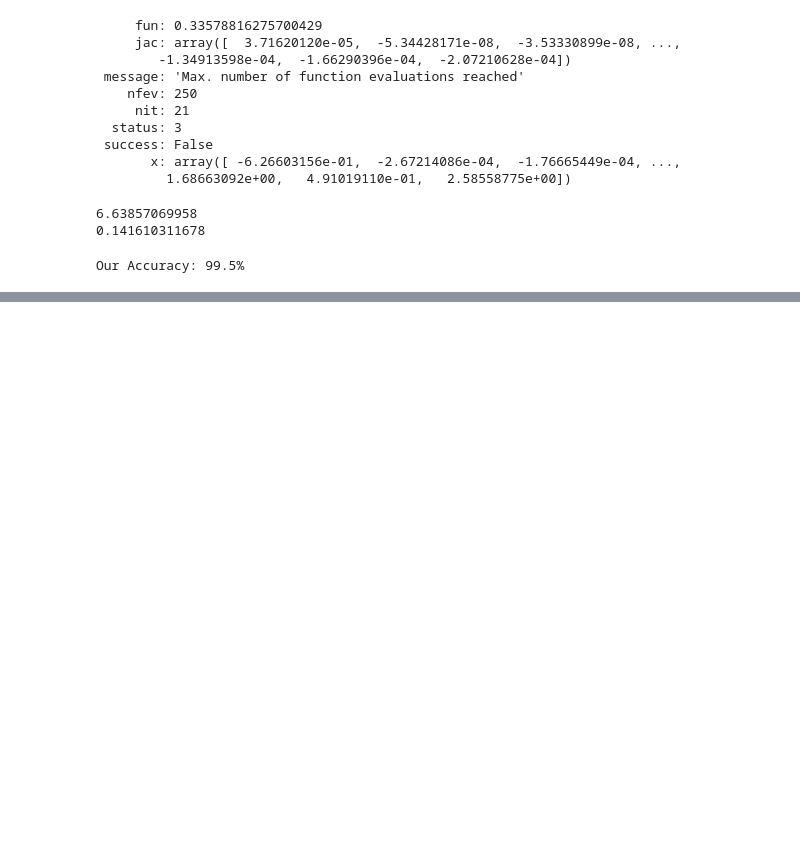
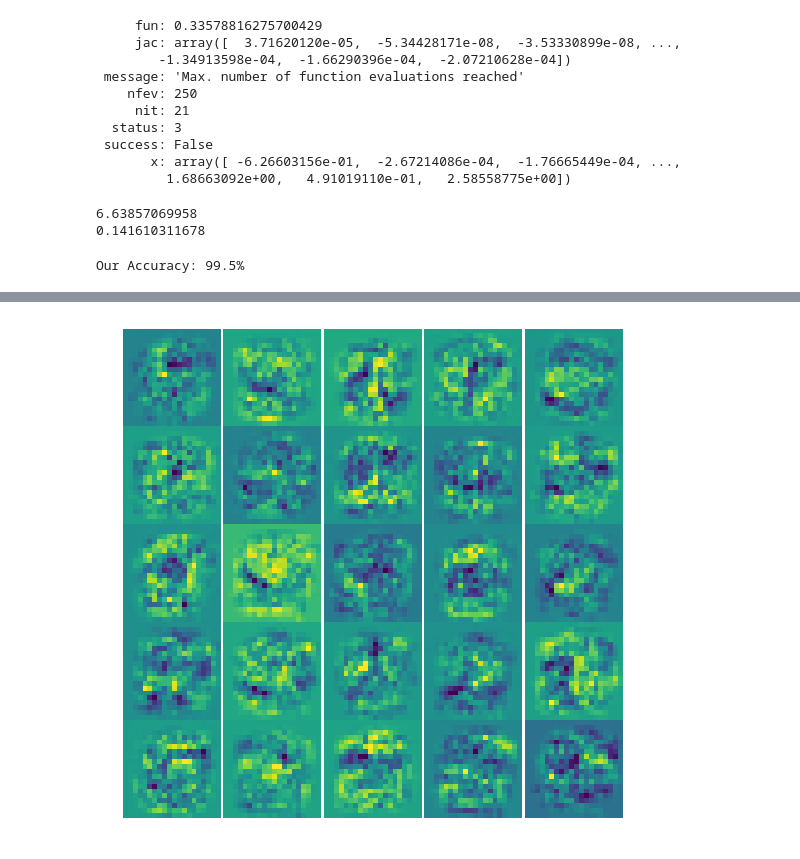
Before and after one commit to JeffMacaluso/Misc, a Jupyter notebook: MachineLearningMOOC/Ex4 Python - Neural Networks Learning.ipynb, the cells around one changed output, grey strips where cells are left out. Saved outputs shown, nothing was run; the diff lists cells and outputs as text; code cells hidden in the pictures; blank space fills up the shorter version.

Commit message:
Added hidden layer visualization

```diff
--- a/MachineLearningMOOC/Ex4 Python - Neural Networks Learning.ipynb
+++ b/MachineLearningMOOC/Ex4 Python - Neural Networks Learning.ipynb
@@ -392,11 +392,11 @@ For each $i$: $f_i(\theta) \approx \frac{J(\theta^{(i+)}) - J(\theta^{(i-)})}{2\
 # %% [markdown]
 ### Optimizing $\Theta^{(l)}$ and Predictions
 # %%
-from scipy.optimize import minimize
-
-# minimize the objective function
-results = minimize(fun=backpropagate, x0=initialThetas, args=([theta1, theta2], X, y, 1.0),
-                method='TNC', jac=True, options={'maxiter': 250})  # maxiter:250
+# Takes ~5.5 minutes
+results = minimize(fun=backpropagate, x0=initialThetas,
+                   args=([theta1, theta2], X, y, 1.0),
+                   method='TNC', jac=True,
+                   options={'maxiter': 250})
 
 results
 # %% [output]
@@ -441,0 +440,31 @@ Our Accuracy: 99.5%
+# %%
+def plot_hidden_layer(theta, width=8, height=8):
+    """
+    Visualizes the hidden layer by plotting the values of theta applied
+    to the input layer.  Darker sections correspond to heavier weights.
+    """
+    # Creating the overall figure to fill with plots of the hidden layer
+    fig = plt.figure(figsize=(width, height))
+
+    # Calculates the number of columns/rows for the subplot grid
+    figShape = np.sqrt(theta.shape[0])
+
+    # Loop over thetas to plot into the overall figure
+    for i, node in enumerate(theta):  # Enumerating to include index
+        node = node.reshape(20, 20).T  # Reshape theta into 20x20 array
+        ax = fig.add_subplot(floor(figShape),  # Rows
+                             ceil(figShape),  # Columns
+                             i + 1)  # Positioning
+        plt.imshow(node)  # Plotting the theta
+
+        # Removing unnecessary components for aesthetics
+        plt.grid(False)
+        plt.axis('off')
+        fig.subplots_adjust(wspace=0, hspace=0)
+
+    plt.show()
+
+
+plot_hidden_layer(theta=newTheta1[:, 1:], width=9, height=9)
+# %% [output]
+[figure, added]
```
Also changed, not shown: parts of 11 cells of this notebook.
